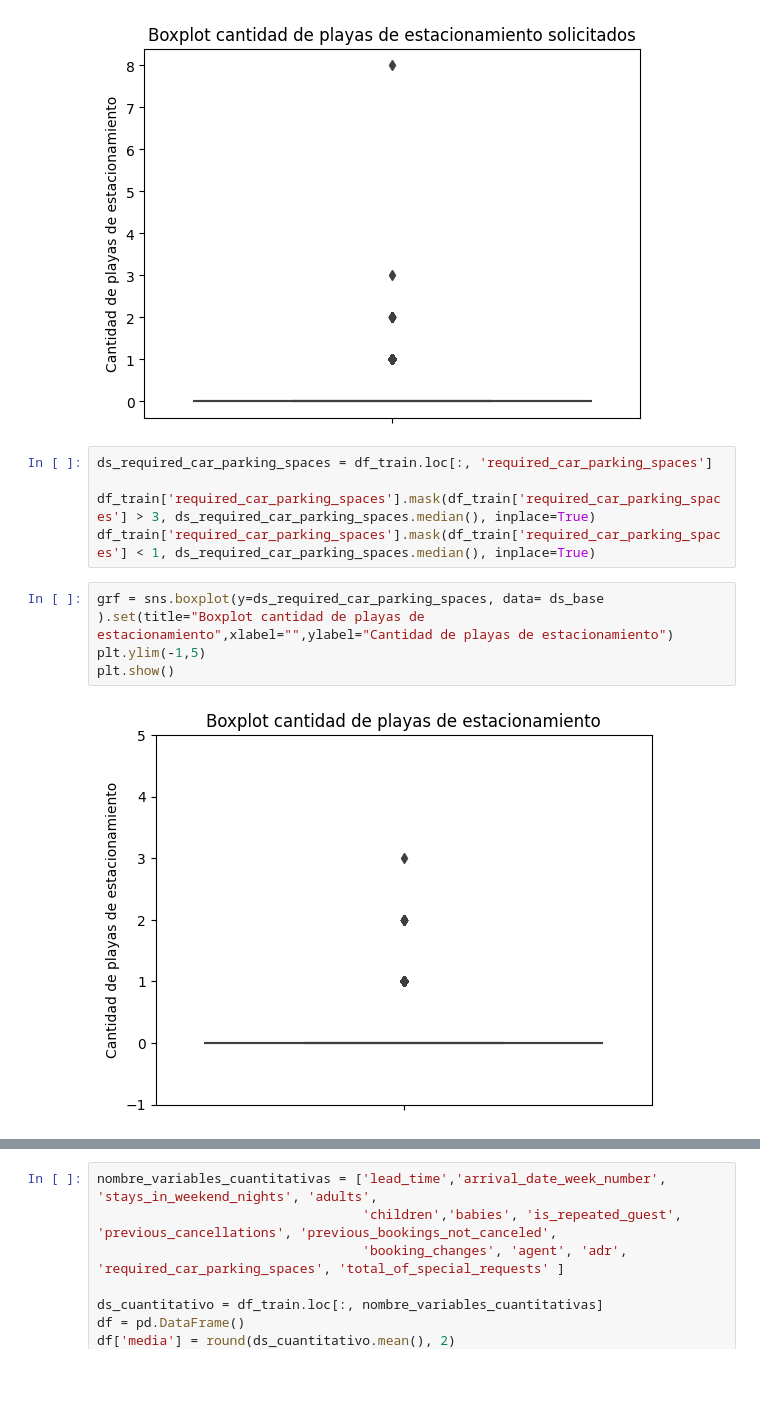
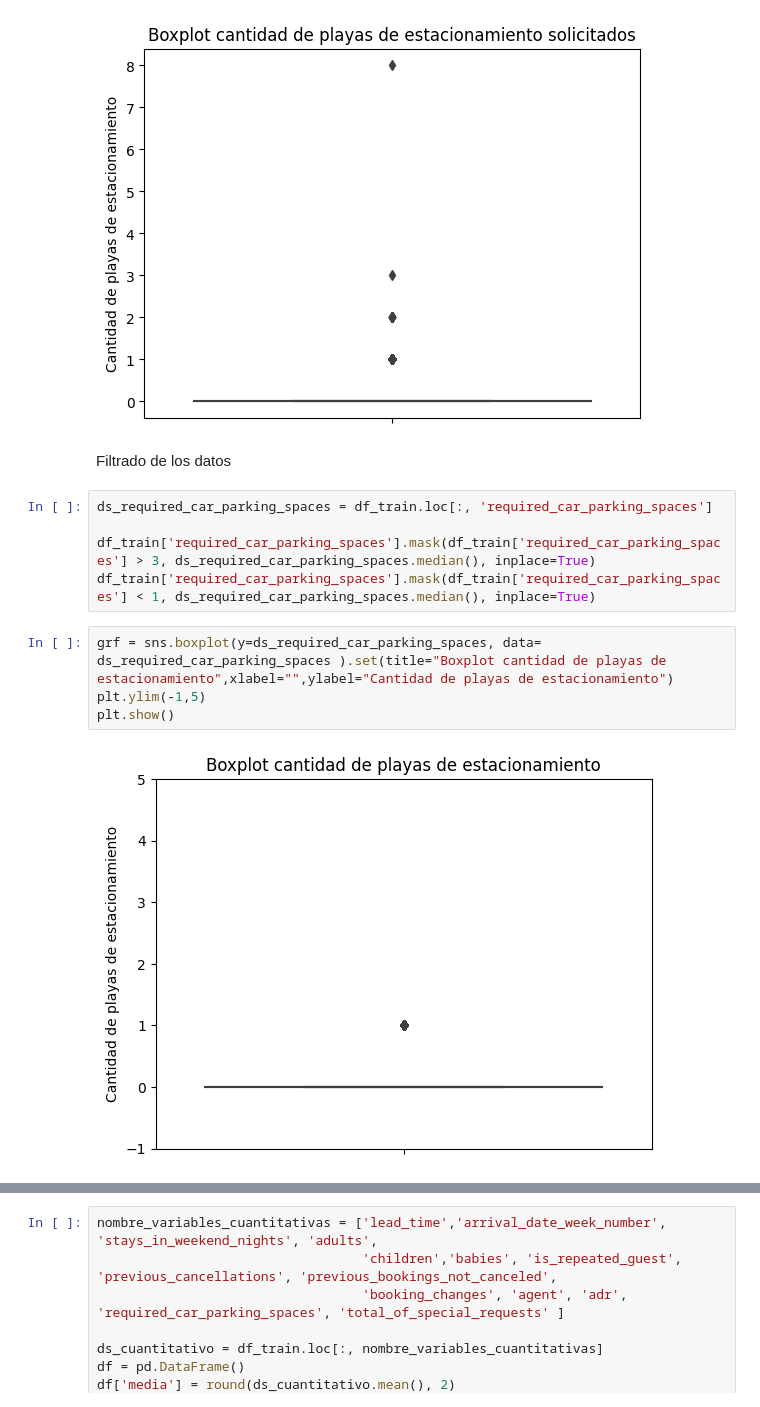
Before and after one commit to lautitorraca/7506R-2C2023-GRUPO24, a Jupyter notebook: TP1/7506R_TP1_GRUPO24_CHP2_ENTREGA.ipynb, the cells around one changed output, grey strips where cells are left out. Saved outputs shown, nothing was run; the diff lists cells and outputs as text; blank space fills up the shorter version.

```diff
--- a/TP1/7506R_TP1_GRUPO24_CHP2_ENTREGA.ipynb
+++ b/TP1/7506R_TP1_GRUPO24_CHP2_ENTREGA.ipynb
@@ -378,15 +373,17 @@ plt.show()
 grf = sns.boxplot(y=df_train.required_car_parking_spaces, data= df_train ).set(title="Boxplot cantidad de playas de estacionamiento solicitados",xlabel="",ylabel="Cantidad de playas de estacionamiento")
 # %% [output]
 [figure]
+# %% [markdown]
+Filtrado de los datos
 # %%
 ds_required_car_parking_spaces = df_train.loc[:, 'required_car_parking_spaces']
 
 df_train['required_car_parking_spaces'].mask(df_train['required_car_parking_spaces'] > 3, ds_required_car_parking_spaces.median(), inplace=True)
 df_train['required_car_parking_spaces'].mask(df_train['required_car_parking_spaces'] < 1, ds_required_car_parking_spaces.median(), inplace=True)
 # %%
-grf = sns.boxplot(y=ds_required_car_parking_spaces, data= ds_base ).set(title="Boxplot cantidad de playas de estacionamiento",xlabel="",ylabel="Cantidad de playas de estacionamiento")
+grf = sns.boxplot(y=ds_required_car_parking_spaces, data= ds_required_car_parking_spaces ).set(title="Boxplot cantidad de playas de estacionamiento",xlabel="",ylabel="Cantidad de playas de estacionamiento")
 plt.ylim(-1,5)
 plt.show()
 # %% [output]
-[figure, old version]
+[figure, new version]
 # %% [markdown]
```
Also changed, not shown: parts of 67 cells of this notebook.
